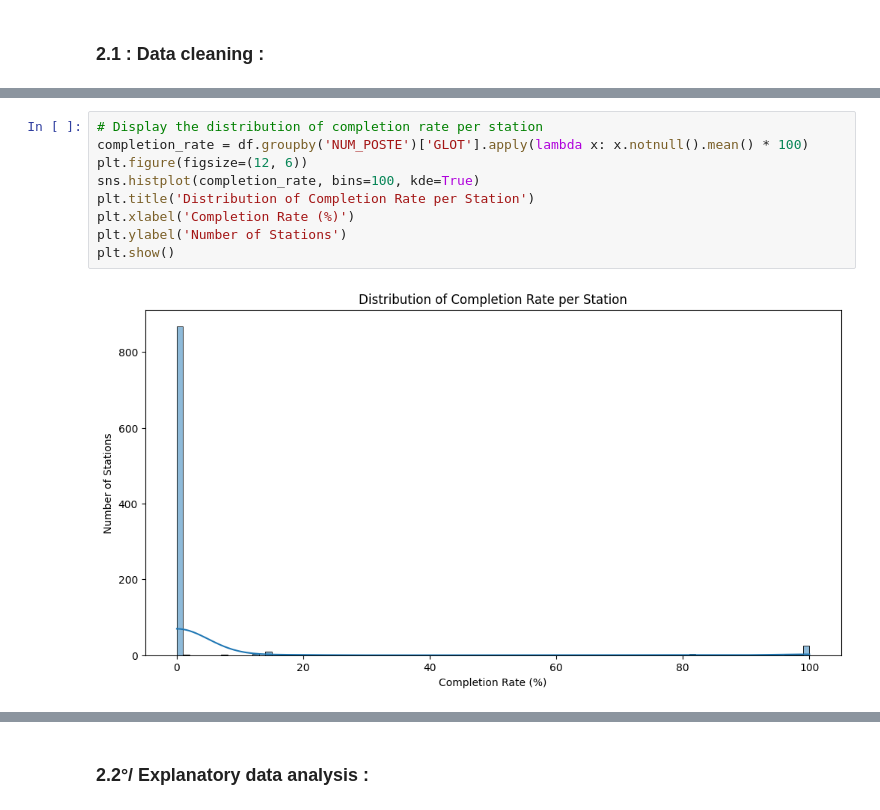
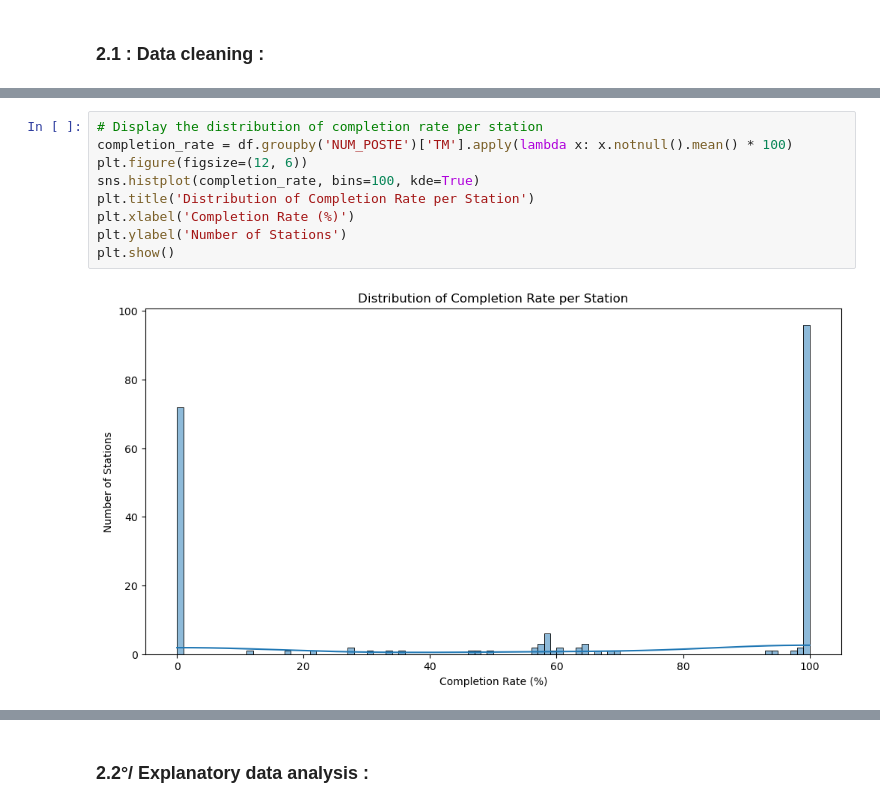
Before and after one commit to Nohalito/Weather-prediction, a Jupyter notebook: Predictive methods notebook.ipynb, the cells around one changed output, grey strips where cells are left out. Drawn from its saved outputs; the diff is of its cells as text.

```diff
--- a/Predictive methods notebook.ipynb
+++ b/Predictive methods notebook.ipynb
@@ -434,14 +415,14 @@ plt.show()
 # %%
 # Display the distribution of completion rate per station
-completion_rate = df.groupby('NUM_POSTE')['GLOT'].apply(lambda x: x.notnull().mean() * 100)
+completion_rate = df.groupby('NUM_POSTE')['TM'].apply(lambda x: x.notnull().mean() * 100)
 plt.figure(figsize=(12, 6))
 sns.histplot(completion_rate, bins=100, kde=True)
 plt.title('Distribution of Completion Rate per Station')
 plt.xlabel('Completion Rate (%)')
 plt.ylabel('Number of Stations')
 plt.show()
 # %% [output]
-[figure, old version]
+[figure, new version]
 # %%
 def filtero_el_dataframo(df):
     """
```
Also changed, not shown: parts of 26 cells of this notebook, 2 other files.
